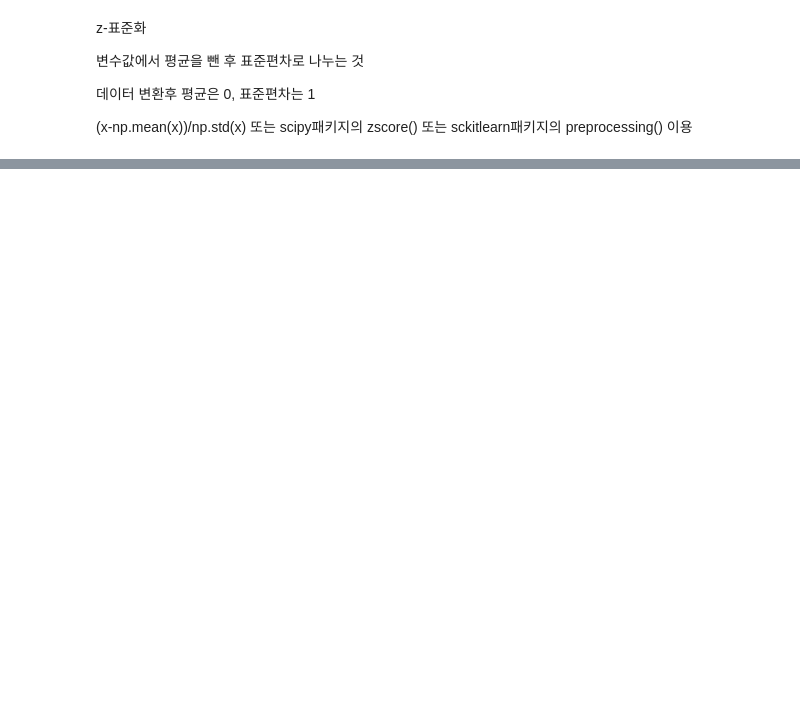
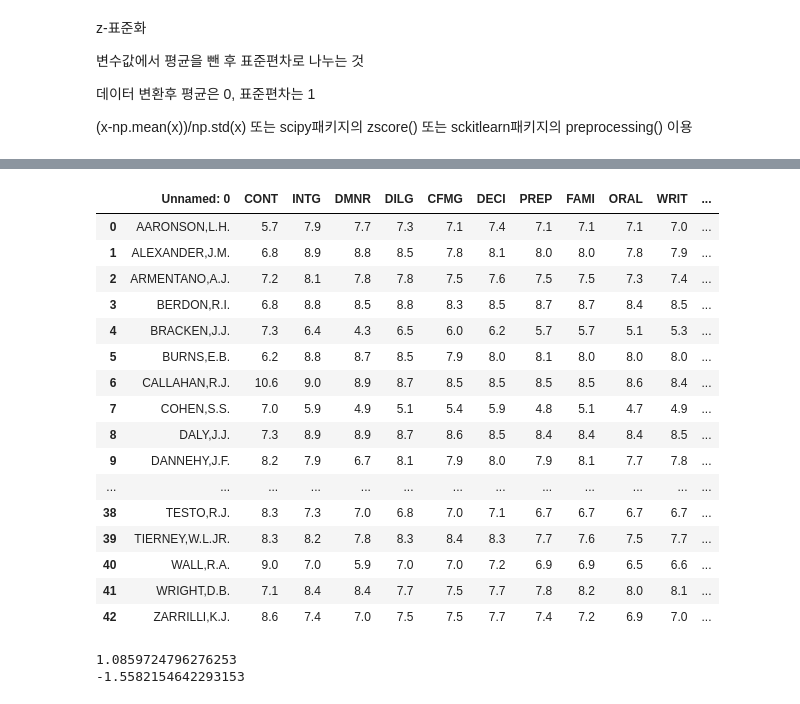
Before and after one commit to dydwns9436/BigData_Exam, a Jupyter notebook: Study_04.ipynb, the cells around one changed output, grey strips where cells are left out. Cells and saved outputs as stored; diff of their text form; code cells hidden in the pictures; blank space fills up the shorter version.

```diff
--- a/Study_04.ipynb
+++ b/Study_04.ipynb
@@ -213,0 +261,32 @@ cd /content/drive/MyDrive/BigData_Study/BigData_Exam
+# %%
+df = pd.read_csv('https://raw.githubusercontent.com/vincentarelbundock/Rdatasets/master/csv/datasets/USJudgeRatings.csv')
+
+df
+# %% [output]
+|  | Unnamed: 0 | CONT | INTG | DMNR | DILG | CFMG | DECI | PREP | FAMI | ORAL | WRIT | ... |
+| 0 | AARONSON,L.H. | 5.7 | 7.9 | 7.7 | 7.3 | 7.1 | 7.4 | 7.1 | 7.1 | 7.1 | 7.0 | ... |
+| 1 | ALEXANDER,J.M. | 6.8 | 8.9 | 8.8 | 8.5 | 7.8 | 8.1 | 8.0 | 8.0 | 7.8 | 7.9 | ... |
+| 2 | ARMENTANO,A.J. | 7.2 | 8.1 | 7.8 | 7.8 | 7.5 | 7.6 | 7.5 | 7.5 | 7.3 | 7.4 | ... |
+| 3 | BERDON,R.I. | 6.8 | 8.8 | 8.5 | 8.8 | 8.3 | 8.5 | 8.7 | 8.7 | 8.4 | 8.5 | ... |
+| 4 | BRACKEN,J.J. | 7.3 | 6.4 | 4.3 | 6.5 | 6.0 | 6.2 | 5.7 | 5.7 | 5.1 | 5.3 | ... |
+| 5 | BURNS,E.B. | 6.2 | 8.8 | 8.7 | 8.5 | 7.9 | 8.0 | 8.1 | 8.0 | 8.0 | 8.0 | ... |
+| 6 | CALLAHAN,R.J. | 10.6 | 9.0 | 8.9 | 8.7 | 8.5 | 8.5 | 8.5 | 8.5 | 8.6 | 8.4 | ... |
+| 7 | COHEN,S.S. | 7.0 | 5.9 | 4.9 | 5.1 | 5.4 | 5.9 | 4.8 | 5.1 | 4.7 | 4.9 | ... |
+| 8 | DALY,J.J. | 7.3 | 8.9 | 8.9 | 8.7 | 8.6 | 8.5 | 8.4 | 8.4 | 8.4 | 8.5 | ... |
+| 9 | DANNEHY,J.F. | 8.2 | 7.9 | 6.7 | 8.1 | 7.9 | 8.0 | 7.9 | 8.1 | 7.7 | 7.8 | ... |
+| ... | ... | ... | ... | ... | ... | ... | ... | ... | ... | ... | ... | ... |
+| 38 | TESTO,R.J. | 8.3 | 7.3 | 7.0 | 6.8 | 7.0 | 7.1 | 6.7 | 6.7 | 6.7 | 6.7 | ... |
+| 39 | TIERNEY,W.L.JR. | 8.3 | 8.2 | 7.8 | 8.3 | 8.4 | 8.3 | 7.7 | 7.6 | 7.5 | 7.7 | ... |
+| 40 | WALL,R.A. | 9.0 | 7.0 | 5.9 | 7.0 | 7.0 | 7.2 | 6.9 | 6.9 | 6.5 | 6.6 | ... |
+| 41 | WRIGHT,D.B. | 7.1 | 8.4 | 8.4 | 7.7 | 7.5 | 7.7 | 7.8 | 8.2 | 8.0 | 8.1 | ... |
+| 42 | ZARRILLI,K.J. | 8.6 | 7.4 | 7.0 | 7.5 | 7.5 | 7.7 | 7.4 | 7.2 | 6.9 | 7.0 | ... |
+# %%
+#scipy 패키지 임포트
+import scipy.stats as ss
+
+#지정한 컬럼의 왜도 계산
+print(ss.skew(df['CONT']))
+print(ss.skew(df['PHYS']))
+# %% [output]
+1.0859724796276253
+-1.5582154642293153
```
Also changed, not shown: parts of 42 cells of this notebook.
